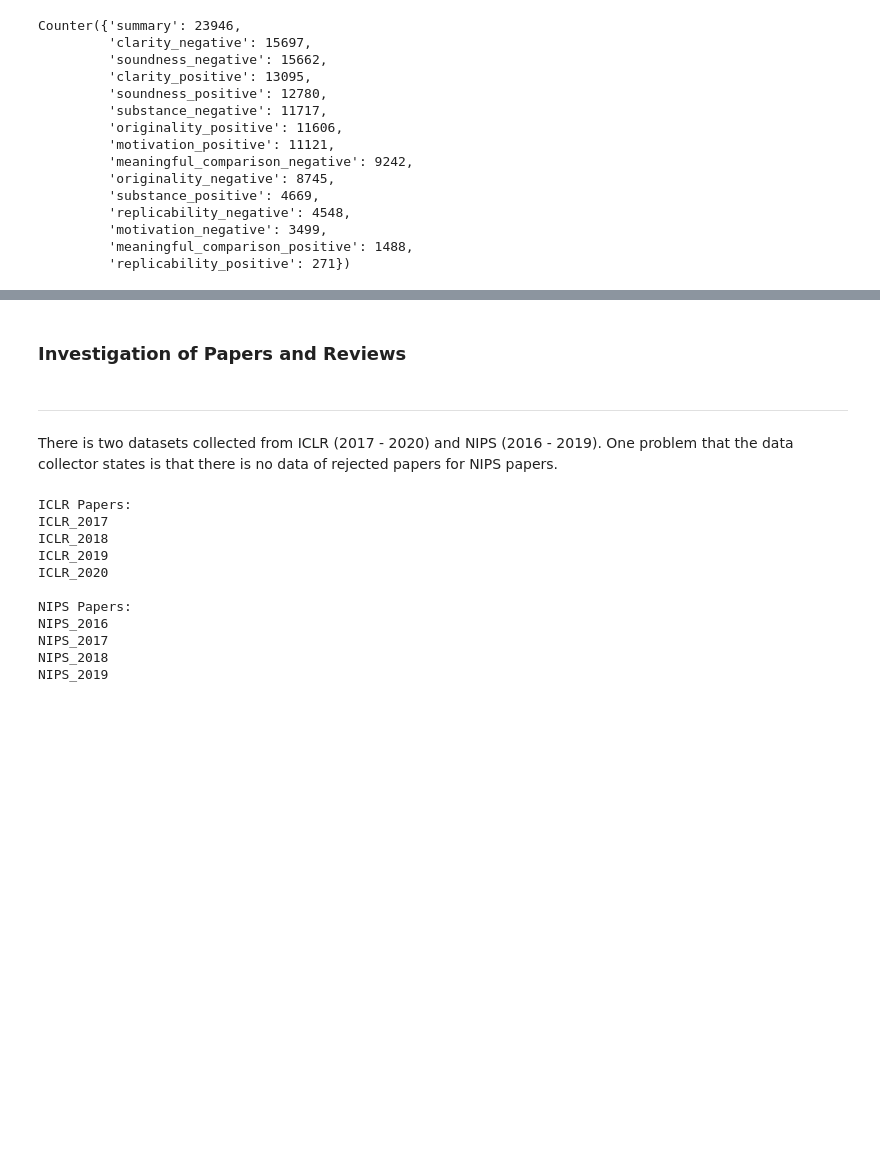
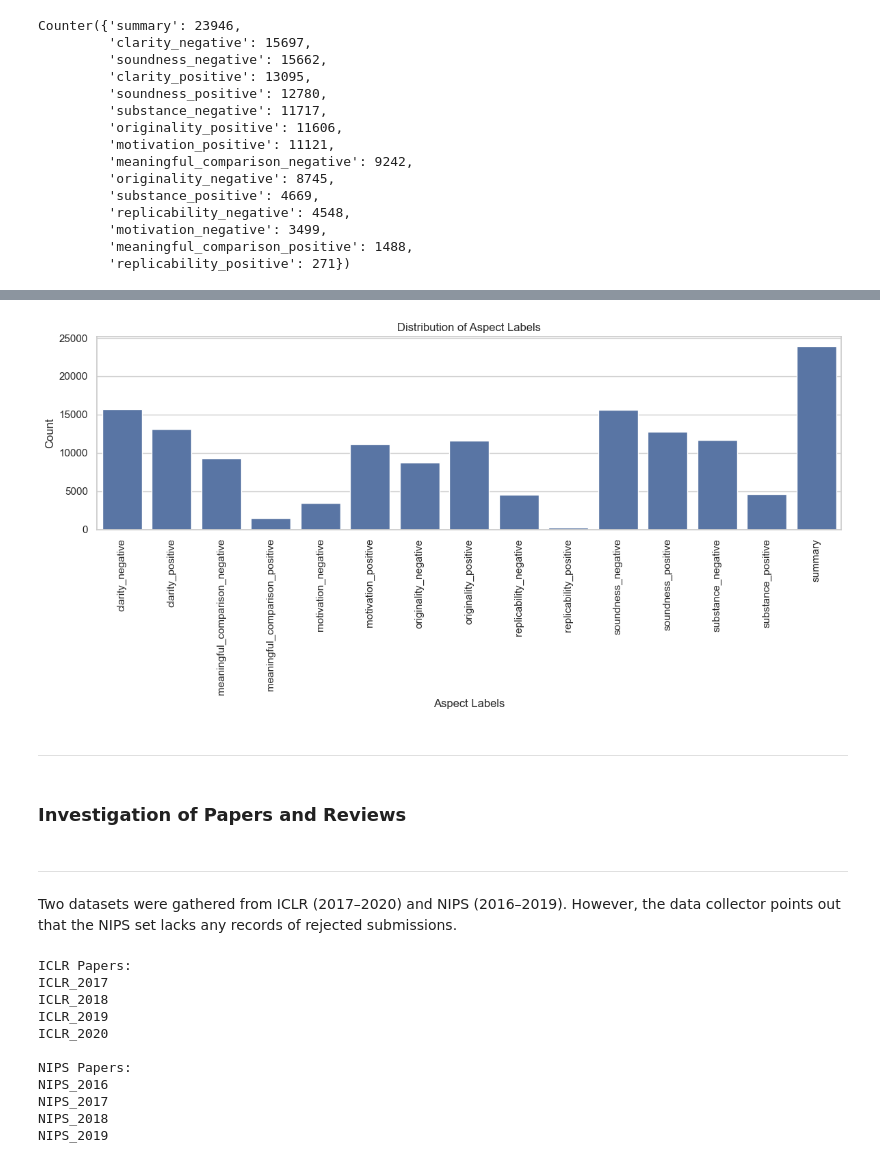
Before and after one commit to didemir/DLTA_project, a Jupyter notebook: eda.ipynb, the cells around one changed output, grey strips where cells are left out. Cells and saved outputs as stored; diff of their text form; code cells hidden in the pictures; blank space fills up the shorter version.

```diff
--- a/eda.ipynb
+++ b/eda.ipynb
@@ -91,9 +112,27 @@ Counter({'summary': 23946,
+# %%
+
+label_counts = dict(sorted(label_counts.items()))
+import matplotlib.pyplot as plt
+import seaborn as sns
+plt.figure(figsize=(12, 6))
+sns.set_theme(style="whitegrid")
+sns.barplot(x=list(label_counts.keys()), y=list(label_counts.values()))
+plt.xticks(rotation=90)
+plt.xlabel("Aspect Labels")
+plt.ylabel("Count")
+plt.title("Distribution of Aspect Labels")
+plt.tight_layout()
+plt.show()
+# %% [output]
+[figure, added]
+# %% [markdown]
+---
 # %% [markdown]
 ### Investigation of Papers and Reviews
 # %% [markdown]
 ---
 
-There is two datasets collected from ICLR (2017 - 2020) and NIPS (2016 - 2019). One problem that the data collector states is that there is no data of rejected papers for NIPS papers.
+Two datasets were gathered from ICLR (2017–2020) and NIPS (2016–2019). However, the data collector points out that the NIPS set lacks any records of rejected submissions.
 # %%
 !printf "ICLR Papers:\n" && ls dataset/ |grep "ICLR*" && printf "\nNIPS Papers:\n" && ls dataset/ |grep "NIPS*"
 # %% [output]
```
Also changed, not shown: parts of 21 cells of this notebook.
